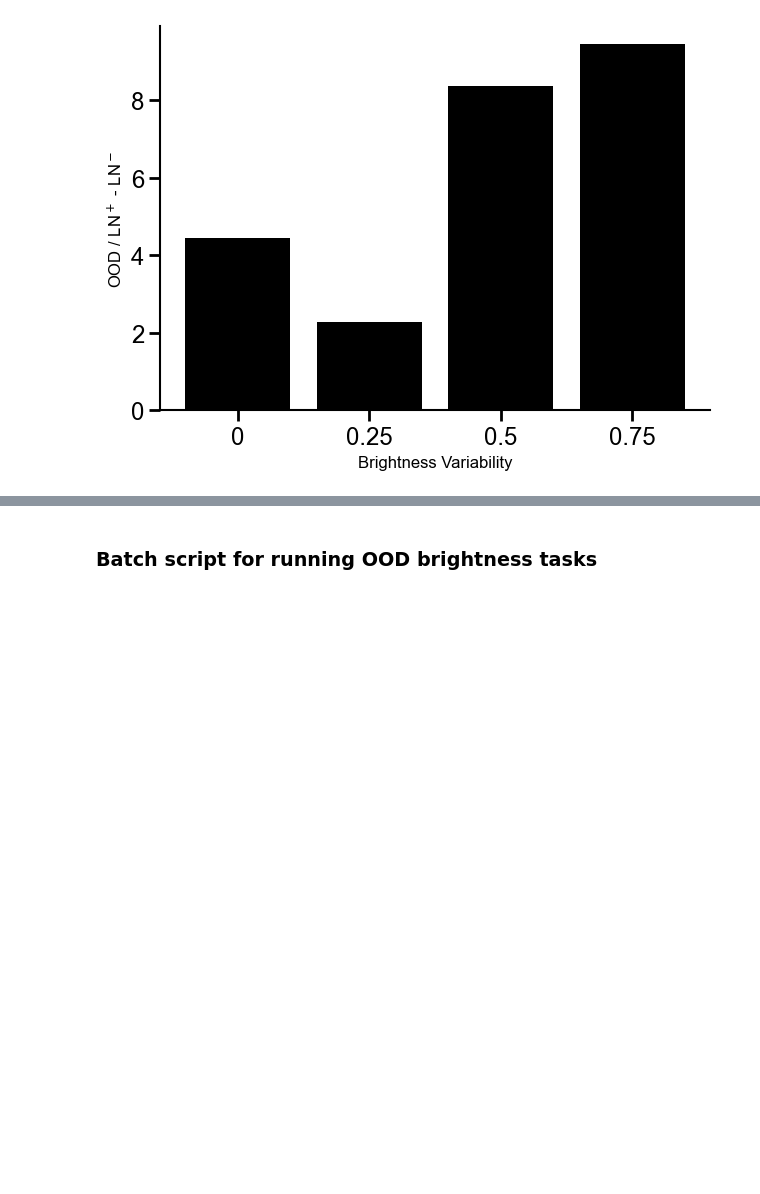
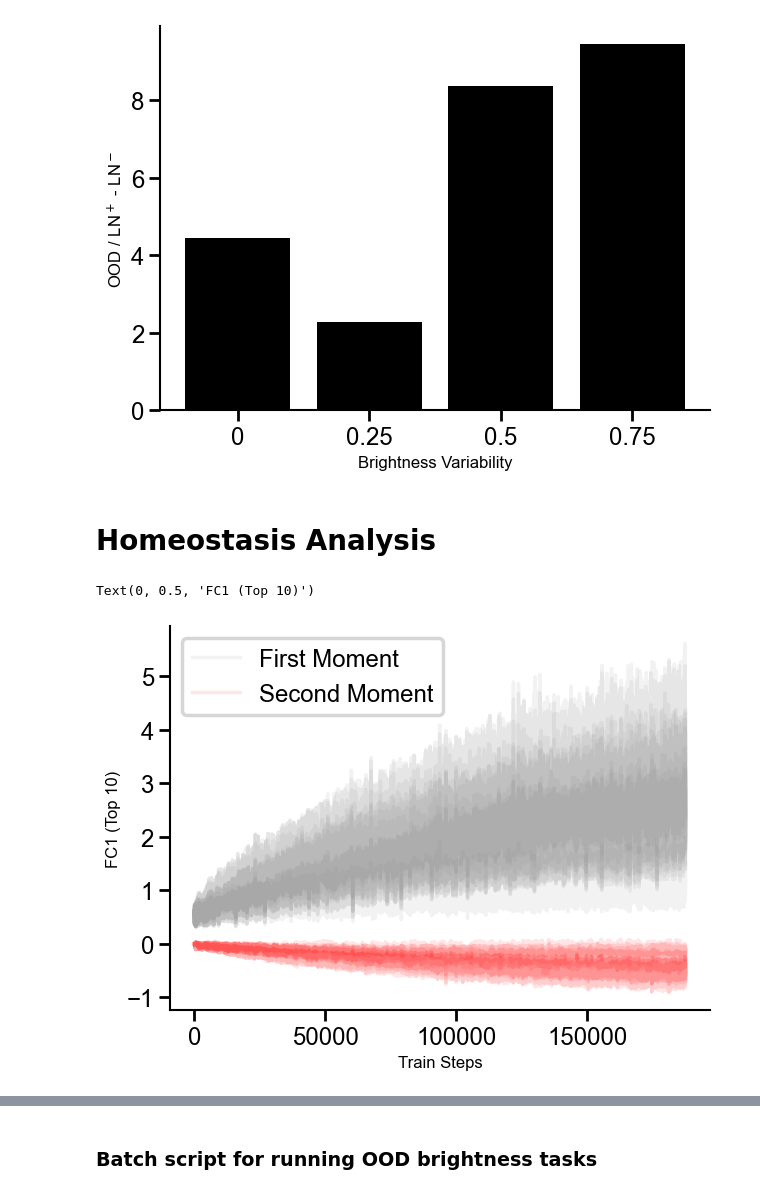
Before and after one commit to RoyHEyono/HomeostaticDANN, a Jupyter notebook: models/dense_mnist_task/notebooks/figures.ipynb, the cells around one changed output, grey strips where cells are left out. Saved outputs shown, nothing was run; the diff lists cells and outputs as text; code cells hidden in the pictures; blank space fills up the shorter version.

```diff
--- a/models/dense_mnist_task/notebooks/figures.ipynb
+++ b/models/dense_mnist_task/notebooks/figures.ipynb
@@ -269,3 +279,27 @@ ax.set_xlabel('Brightness Variability')
 [4.449, 2.277499999999999, 8.362, 9.43666666666667]
 Text(0.5, 0, 'Brightness Variability')
 [figure]
+# %% [markdown]
+# Homeostasis Analysis
+# %%
+fig, ax = plt.subplots()
+brightness_factor = [0.75] #, 0.25, 0.5, 0.75, 1]
+best_n_runs = 10
+homeo_acc = []
+
+for bf in brightness_factor:
+    runs_homeostasis_train = fetch_runs(api, entity='project_danns', project_name='Luminosity', filters={"config.dataset": "fashionmnist",
+                                                                "config.brightness_factor": bf, "config.homeostasis": 1, "config.normtype": "ln_false",
+                                                                "config.use_testset": True, "state": "finished"}, order="-summary_metrics.test_acc")[:best_n_runs]
+    for idx, run in enumerate(runs_homeostasis_train):
+        first_moment = [element for element in run.history()['train_fc1_var'].values if not np.isnan(element)]
+        second_moment = [element for element in run.history()['train_fc1_mu'].values if not np.isnan(element)]
+        ax.plot(first_moment, color='gray', alpha=0.1, label="First Moment" if idx==0 else None)
+        ax.plot(second_moment, color='red', alpha=0.1, label="Second Moment" if idx==0 else None)
+
+ax.legend()
+ax.set_xlabel("Train Steps")
+ax.set_ylabel("FC1 (Top 10)")
+# %% [output]
+Text(0, 0.5, 'FC1 (Top 10)')
+[figure, added]
```
Also changed, not shown: parts of 5 cells of this notebook, 5 other files.
